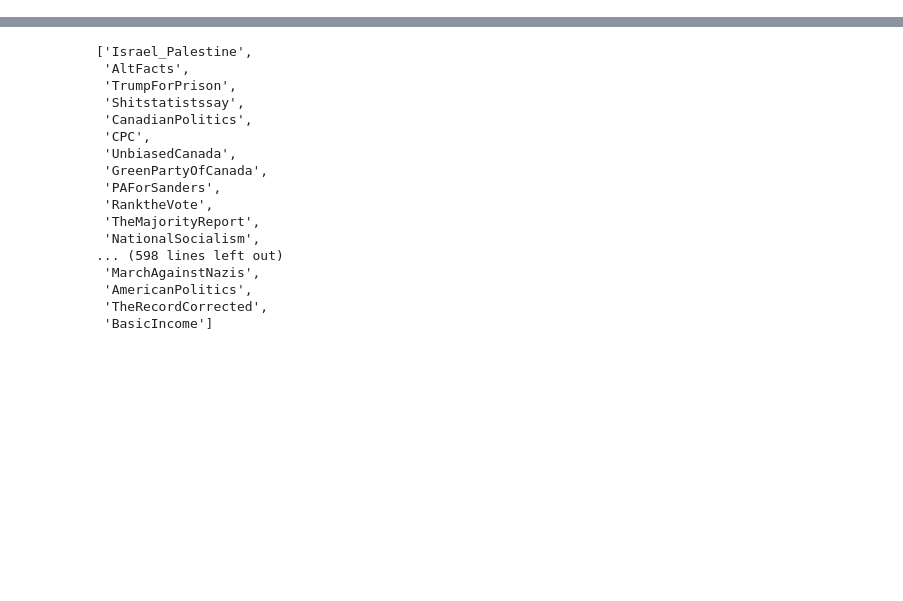
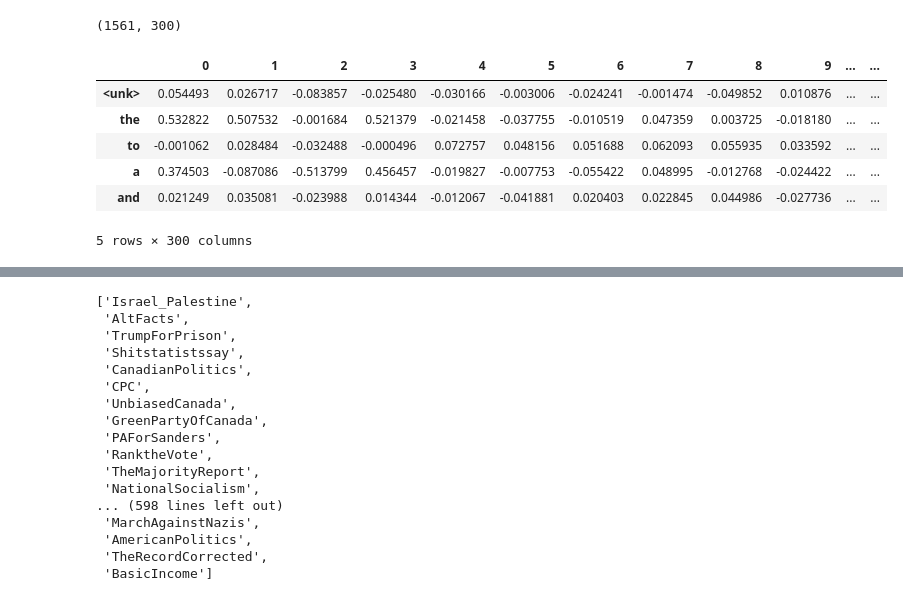
Before and after one commit to tatami-galaxy/sports-language-in-politics, a Jupyter notebook: experiments/notebooks/analogies_word2vec.ipynb, the cells around one changed output, grey strips where cells are left out. Drawn from its saved outputs; the diff is of its cells as text; code cells hidden in the pictures; blank space fills up the shorter version.

Commit message:
word2vec

```diff
--- a/experiments/notebooks/analogies_word2vec.ipynb
+++ b/experiments/notebooks/analogies_word2vec.ipynb
@@ -35,2 +29,4 @@ MAX_SEQUENCE_LENGTH = 256
 EMBED_DIMENSION = 300
 EMBED_MAX_NORM = 1
+# %%
+vocab = torch.load(f"/users/ujan/sports-language-in-politics/models/cbow/vocab.pt")
@@ -64,8 +64,7 @@ model = CBOW_Model(vocab_size=4099)  ## change vocab size ##
 device = torch.device("cuda" if torch.cuda.is_available() else "cpu")
 
 ## change file path ##
-model = torch.load(f"/content/word2vec-pytorch/weights/cbow_WikiText2/model.pt", map_location=device)
-vocab = torch.load(f"/content/word2vec-pytorch/weights/cbow_WikiText2/vocab.pt")
+model = torch.load(f"/users/ujan/sports-language-in-politics/models/cbow/model.pt", map_location=device)
 # %%
 # embedding from first model layer
 embeddings = list(model.parameters())[0]
@@ -76,3 +75,5 @@ norms = (embeddings ** 2).sum(axis=1) ** (1 / 2)
 norms = np.reshape(norms, (len(norms), 1))
 embeddings_norm = embeddings / norms
 embeddings_norm.shape
+# %% [output]
+(1561, 300)
@@ -79 +89,14 @@ embeddings_norm.shape
+# %%
+# get embeddings
+embeddings_df = pd.DataFrame(embeddings)
+embeddings_df.index = vocab.get_itos()
+#embeddings_df.head()
+# %% [output]
+|  | 0 | 1 | 2 | 3 | 4 | 5 | 6 | 7 | 8 | 9 | ... | ... |
+| <unk> | 0.054493 | 0.026717 | -0.083857 | -0.025480 | -0.030166 | -0.003006 | -0.024241 | -0.001474 | -0.049852 | 0.010876 | ... | ... |
+| the | 0.532822 | 0.507532 | -0.001684 | 0.521379 | -0.021458 | -0.037755 | -0.010519 | 0.047359 | 0.003725 | -0.018180 | ... | ... |
+| to | -0.001062 | 0.028484 | -0.032488 | -0.000496 | 0.072757 | 0.048156 | 0.051688 | 0.062093 | 0.055935 | 0.033592 | ... | ... |
+| a | 0.374503 | -0.087086 | -0.513799 | 0.456457 | -0.019827 | -0.007753 | -0.055422 | 0.048995 | -0.012768 | -0.024422 | ... | ... |
+| and | 0.021249 | 0.035081 | -0.023988 | 0.014344 | -0.012067 | -0.041881 | 0.020403 | 0.022845 | 0.044986 | -0.027736 | ... | ... |
+5 rows × 300 columns
 # %%
```
Also changed, not shown: parts of 11 cells of this notebook, 2 other files.
